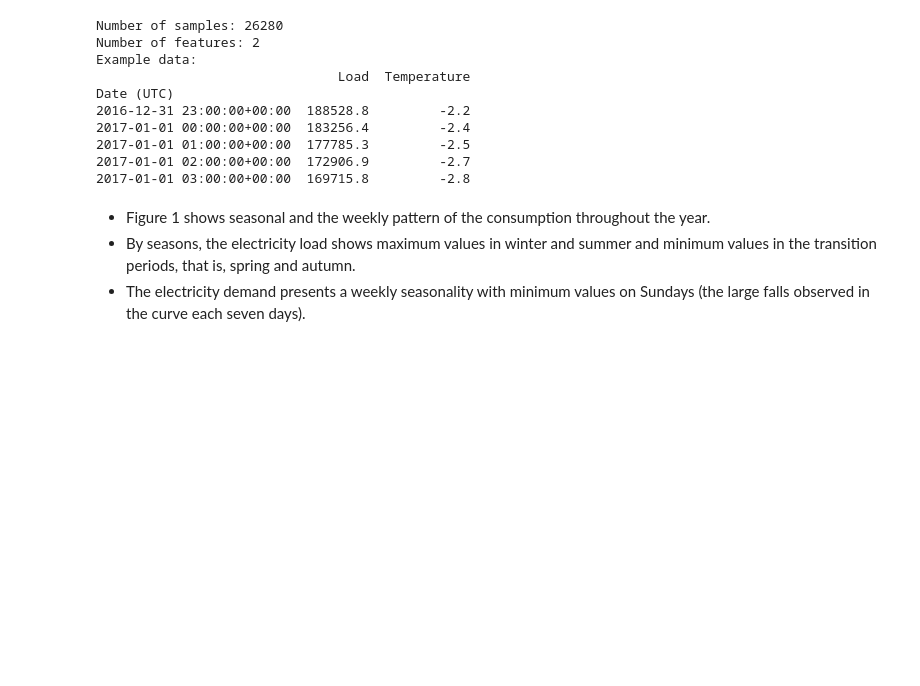
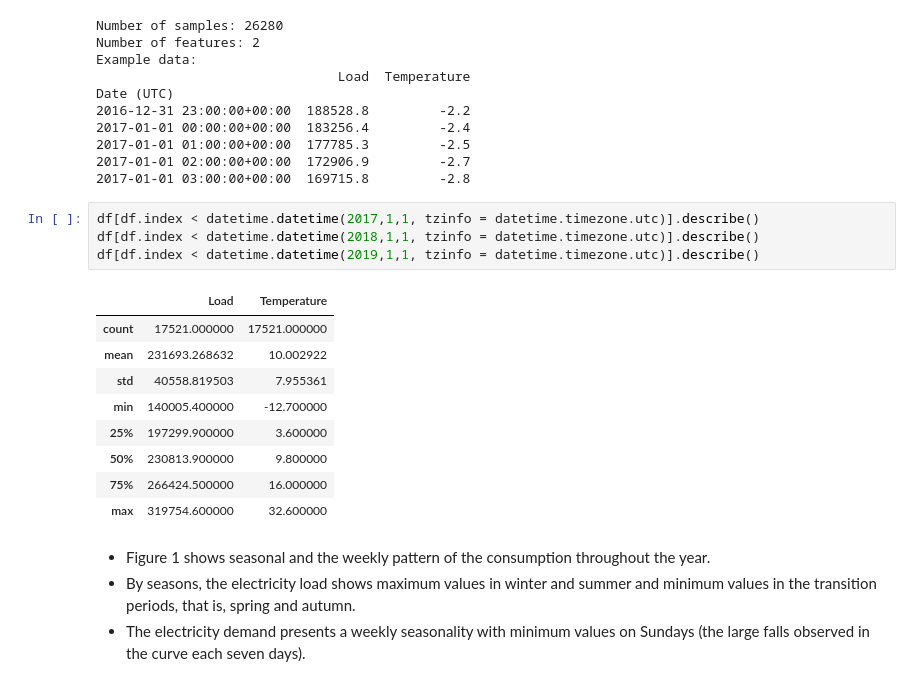
Before and after one commit to EjoelM/Opencampus_SH_TimeSeries_Energy, a Jupyter notebook: 1_DatasetCharacteristics/exploratory_data_analysis.ipynb, the cells around one changed output. Drawn from its saved outputs; the diff is of its cells as text; blank space fills up the shorter version.

```diff
--- a/1_DatasetCharacteristics/exploratory_data_analysis.ipynb
+++ b/1_DatasetCharacteristics/exploratory_data_analysis.ipynb
@@ -47,6 +49,20 @@ Date (UTC)
 2017-01-01 01:00:00+00:00  177785.3         -2.5
 2017-01-01 02:00:00+00:00  172906.9         -2.7
 2017-01-01 03:00:00+00:00  169715.8         -2.8
+# %%
+df[df.index < datetime.datetime(2017,1,1, tzinfo = datetime.timezone.utc)].describe()
+df[df.index < datetime.datetime(2018,1,1, tzinfo = datetime.timezone.utc)].describe()
+df[df.index < datetime.datetime(2019,1,1, tzinfo = datetime.timezone.utc)].describe()
+# %% [output]
+|  | Load | Temperature |
+| count | 17521.000000 | 17521.000000 |
+| mean | 231693.268632 | 10.002922 |
+| std | 40558.819503 | 7.955361 |
+| min | 140005.400000 | -12.700000 |
+| 25% | 197299.900000 | 3.600000 |
+| 50% | 230813.900000 | 9.800000 |
+| 75% | 266424.500000 | 16.000000 |
+| max | 319754.600000 | 32.600000 |
 # %% [markdown]
 * Figure 1 shows seasonal and the weekly pattern of the consumption throughout the year.
 * By seasons, the electricity load shows maximum values in winter and summer and minimum values in the transition periods, that is, spring and autumn.
```
Also changed, not shown: parts of 1 cell of this notebook.
